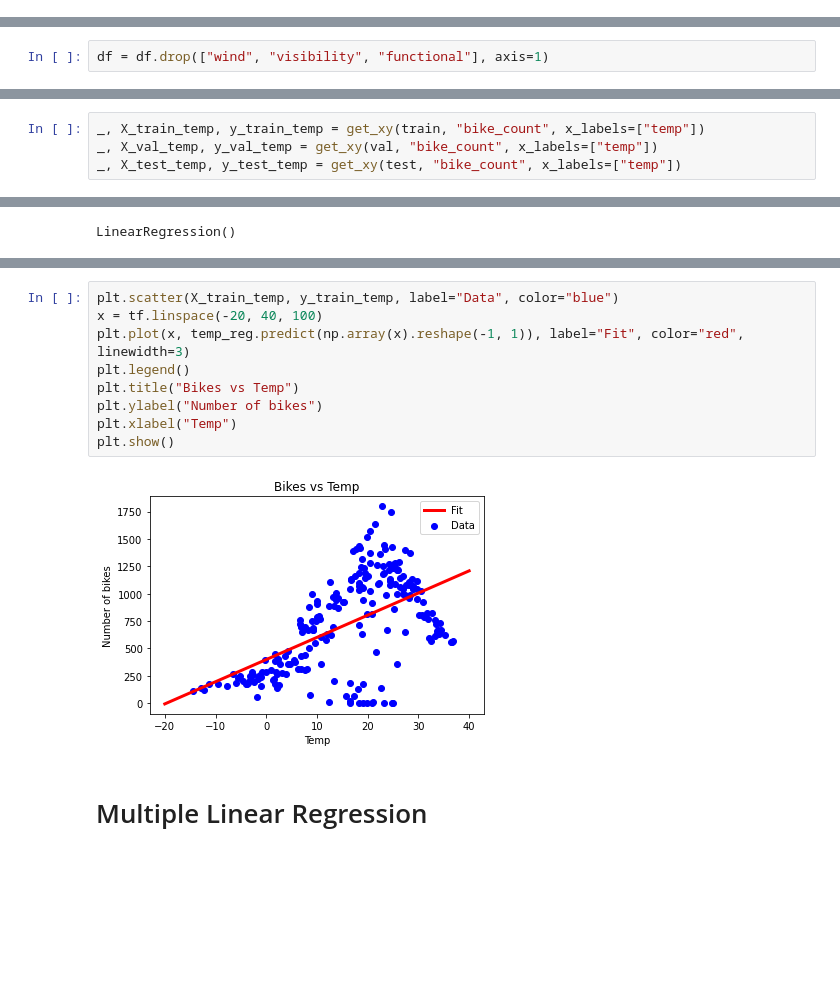
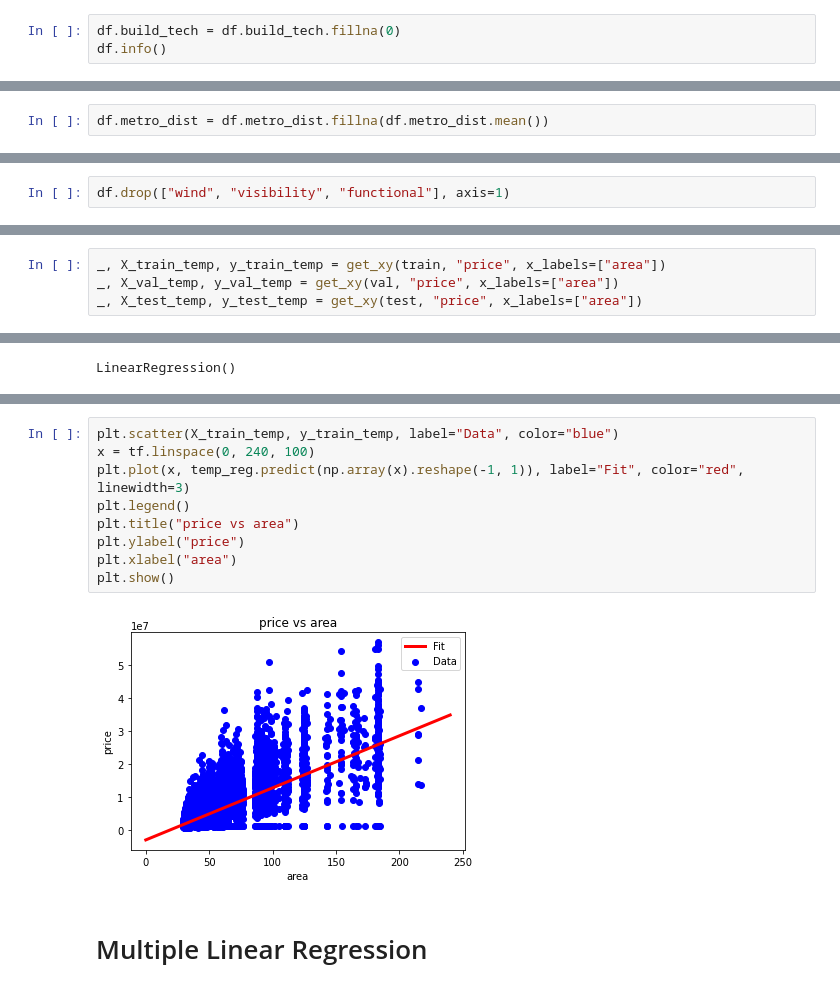
Before and after one commit to kristevalex/jupyterlab-tutorial, a Jupyter notebook: regression.ipynb, the cells around one changed output, grey strips where cells are left out. Saved outputs shown, nothing was run; the diff lists cells and outputs as text; blank space fills up the shorter version.

```diff
--- a/regression.ipynb
+++ b/regression.ipynb
@@ -31,0 +87,3 @@ See the caveats in the documentation: https://pandas.pydata.org/pandas-docs/stab
+# %%
+df.build_tech = df.build_tech.fillna(0)
+df.info()
@@ -47,0 +177,2 @@ for label in df.columns[1:]:
+# %%
+df.metro_dist = df.metro_dist.fillna(df.metro_dist.mean())
@@ -48,5 +189,5 @@ for label in df.columns[1:]:
 # %%
-df = df.drop(["wind", "visibility", "functional"], axis=1)
+df.drop(["wind", "visibility", "functional"], axis=1)
 # %%
 df.head()
 # %% [output]
@@ -78,7 +231,7 @@ def get_xy(dataframe, y_label, x_labels=None):
 # %%
-_, X_train_temp, y_train_temp = get_xy(train, "bike_count", x_labels=["temp"])
-_, X_val_temp, y_val_temp = get_xy(val, "bike_count", x_labels=["temp"])
-_, X_test_temp, y_test_temp = get_xy(test, "bike_count", x_labels=["temp"])
+_, X_train_temp, y_train_temp = get_xy(train, "price", x_labels=["area"])
+_, X_val_temp, y_val_temp = get_xy(val, "price", x_labels=["area"])
+_, X_test_temp, y_test_temp = get_xy(test, "price", x_labels=["area"])
 # %%
 temp_reg = LinearRegression()
 temp_reg.fit(X_train_temp, y_train_temp)
@@ -91,13 +244,13 @@ temp_reg.score(X_test_temp, y_test_temp)
 # %%
 plt.scatter(X_train_temp, y_train_temp, label="Data", color="blue")
-x = tf.linspace(-20, 40, 100)
+x = tf.linspace(0, 240, 100)
 plt.plot(x, temp_reg.predict(np.array(x).reshape(-1, 1)), label="Fit", color="red", linewidth=3)
 plt.legend()
-plt.title("Bikes vs Temp")
-plt.ylabel("Number of bikes")
-plt.xlabel("Temp")
+plt.title("price vs area")
+plt.ylabel("price")
+plt.xlabel("area")
 plt.show()
 # %% [output]
-[figure, old version]
+[figure, new version]
 # %% [markdown]
 # Multiple Linear Regression
```
Also changed, not shown: parts of 63 cells of this notebook.
